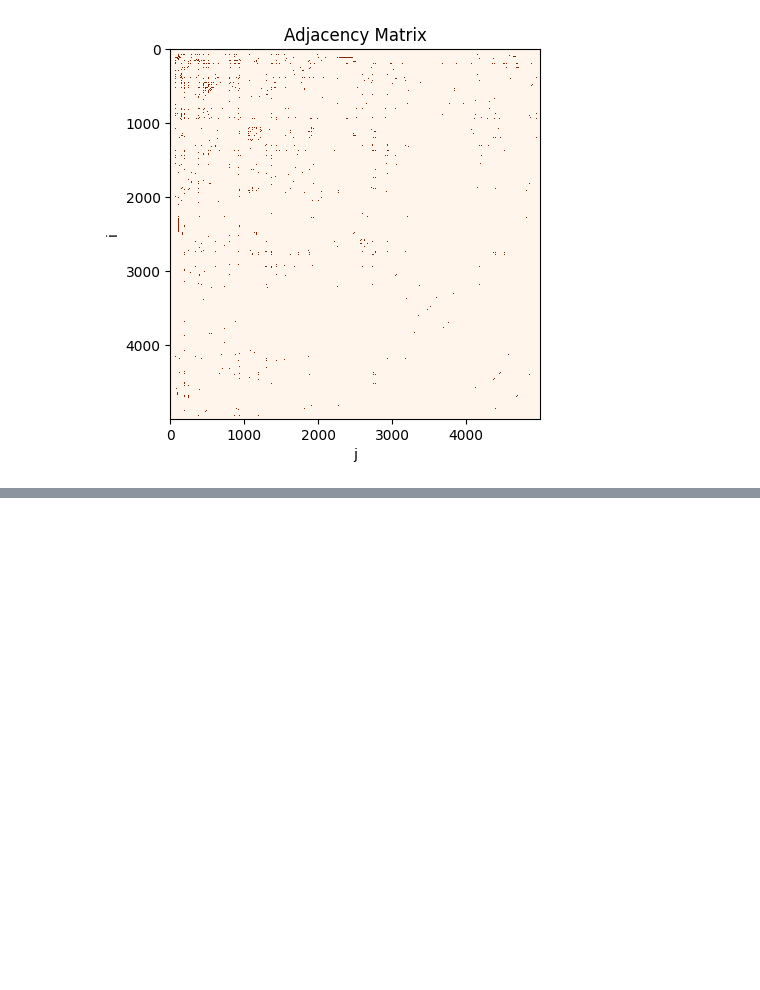
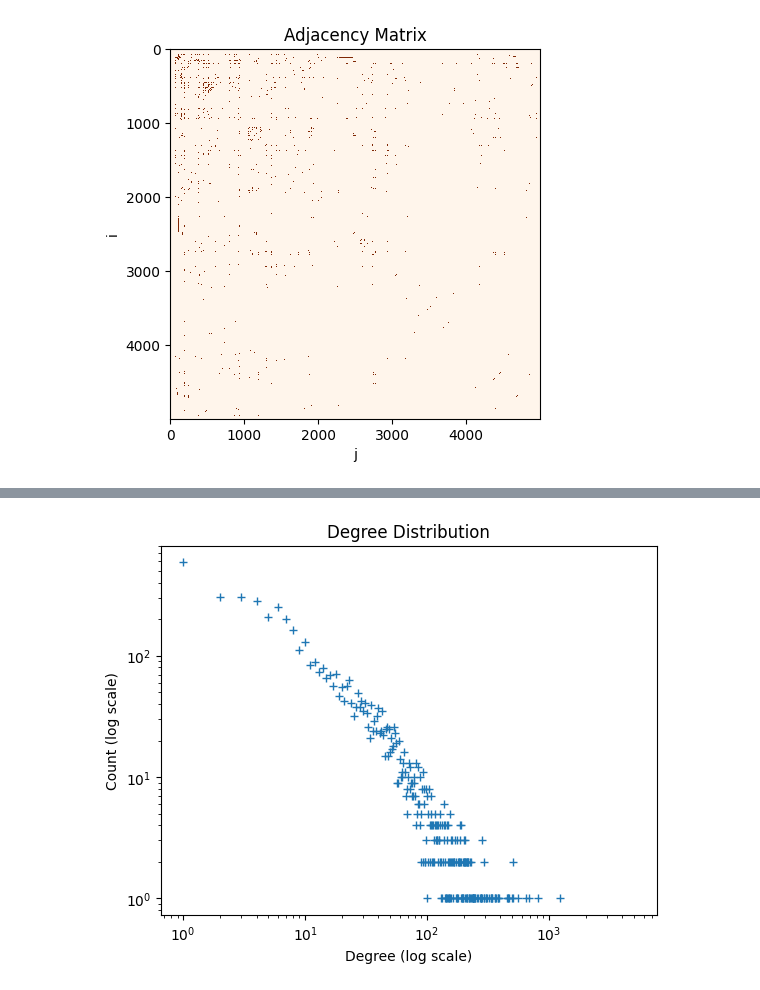
Before and after one commit to musel25/graph-learning, a Jupyter notebook: lab1/professors-code.ipynb, the cells around one changed output, grey strips where cells are left out. Cells and saved outputs as stored; diff of their text form; code cells hidden in the pictures; blank space fills up the shorter version.

```diff
--- a/lab1/professors-code.ipynb
+++ b/lab1/professors-code.ipynb
@@ -59,0 +70,13 @@ plt.show()
+# %%
+d = np.arange(0, N)
+c = np.bincount(degrees, minlength=N)
+fig, ax = plt.subplots()
+ax.plot(d,c,'+')
+ax.set_xscale('log')
+ax.set_yscale('log')
+ax.set_xlabel("Degree (log scale)")
+ax.set_ylabel("Count (log scale)")
+ax.set_title("Degree Distribution")
+plt.show()
+# %% [output]
+[figure, added]
```
Also changed, not shown: parts of 1 cell of this notebook, 1 other file.
